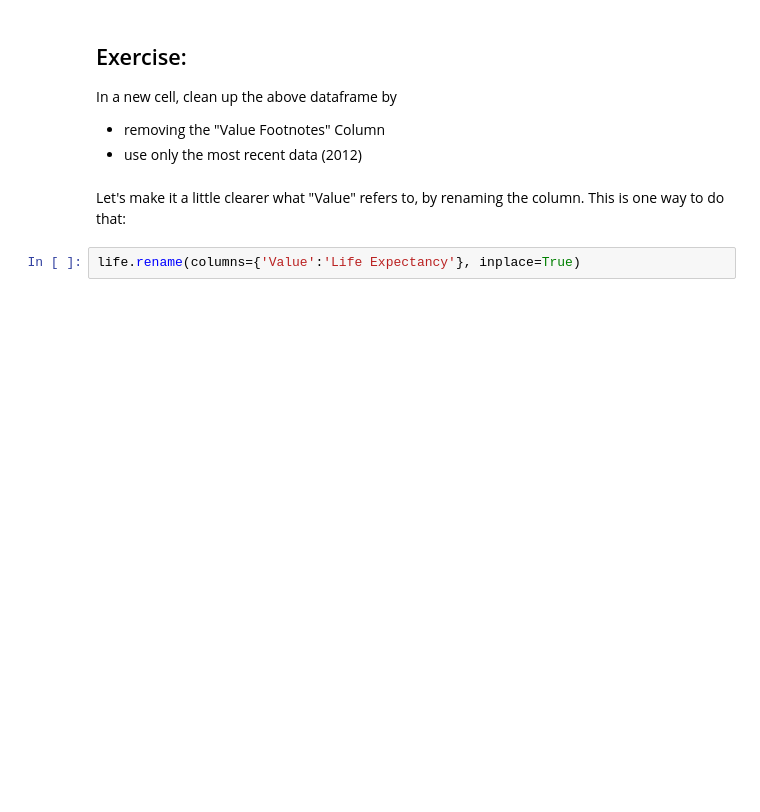
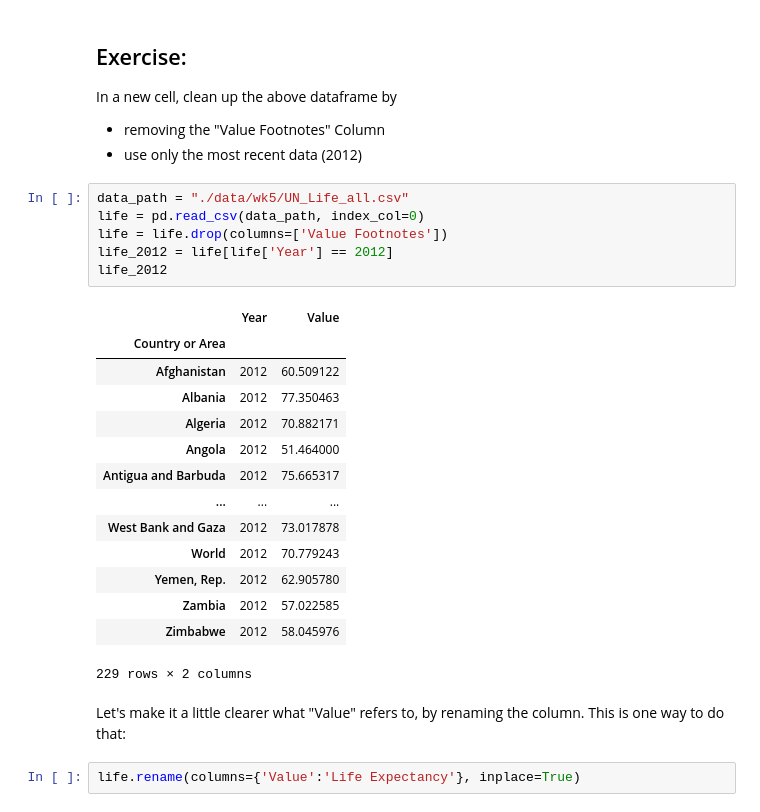
Before and after one commit to zixinsun2004/QM2, a Jupyter notebook: notebooks/W06. Merging and Joining.ipynb, the cells around one changed output. Saved outputs shown, nothing was run; the diff lists cells and outputs as text; blank space fills up the shorter version.

```diff
--- a/notebooks/W06. Merging and Joining.ipynb
+++ b/notebooks/W06. Merging and Joining.ipynb
@@ -412,6 +475,27 @@ In a new cell, clean up the above dataframe by
 
 - removing the "Value Footnotes" Column
 - use only the most recent data (2012)
+# %%
+data_path = "./data/wk5/UN_Life_all.csv"
+life = pd.read_csv(data_path, index_col=0)
+life = life.drop(columns=['Value Footnotes'])
+life_2012 = life[life['Year'] == 2012]
+life_2012
+# %% [output]
+|  | Year | Value |
+| Country or Area |  |  |
+| Afghanistan | 2012 | 60.509122 |
+| Albania | 2012 | 77.350463 |
+| Algeria | 2012 | 70.882171 |
+| Angola | 2012 | 51.464000 |
+| Antigua and Barbuda | 2012 | 75.665317 |
+| ... | ... | ... |
+| West Bank and Gaza | 2012 | 73.017878 |
+| World | 2012 | 70.779243 |
+| Yemen, Rep. | 2012 | 62.905780 |
+| Zambia | 2012 | 57.022585 |
+| Zimbabwe | 2012 | 58.045976 |
+229 rows × 2 columns
 # %% [markdown]
 Let's make it a little clearer what "Value" refers to, by renaming the column. This is one way to do that:
 # %%
```
Also changed, not shown: parts of 29 cells of this notebook.
